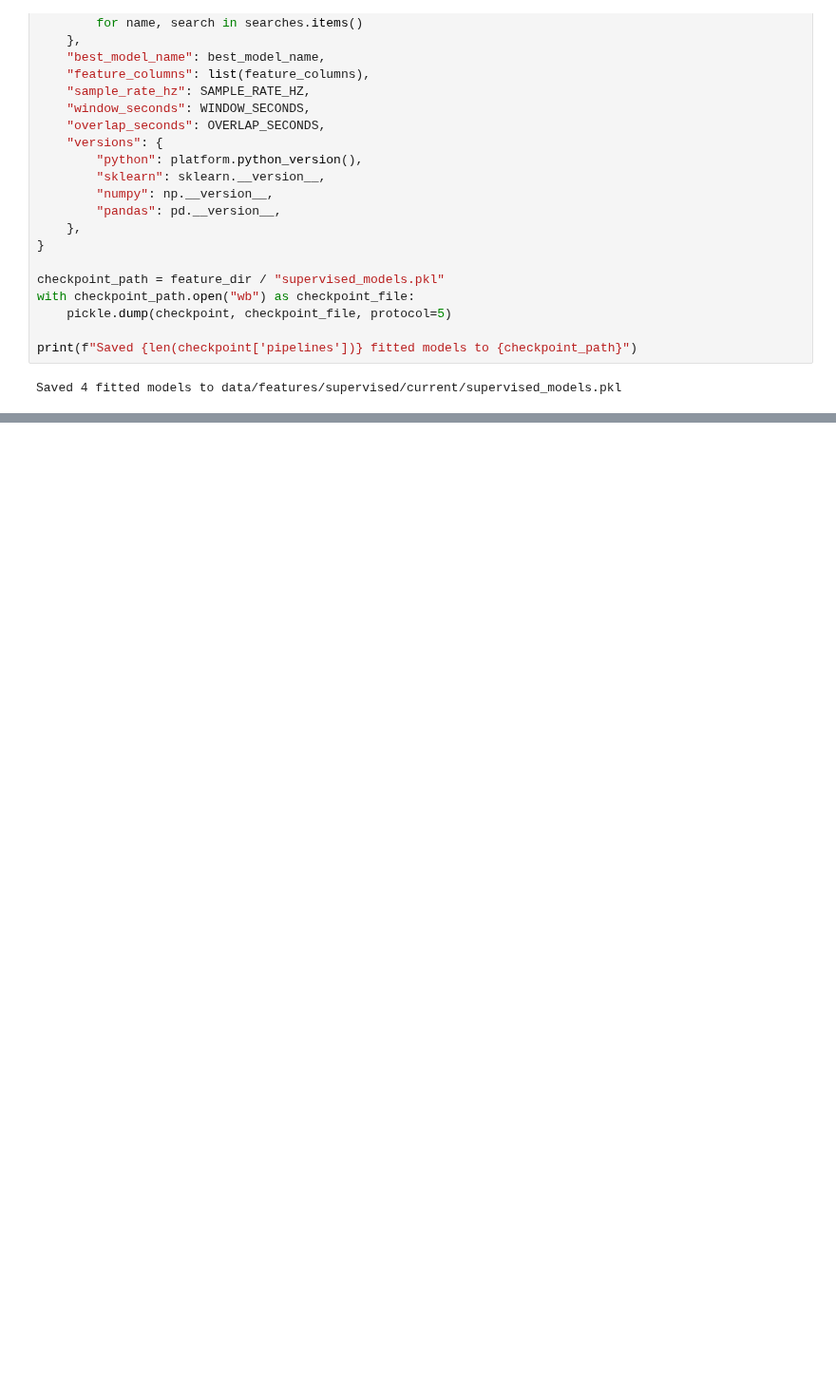
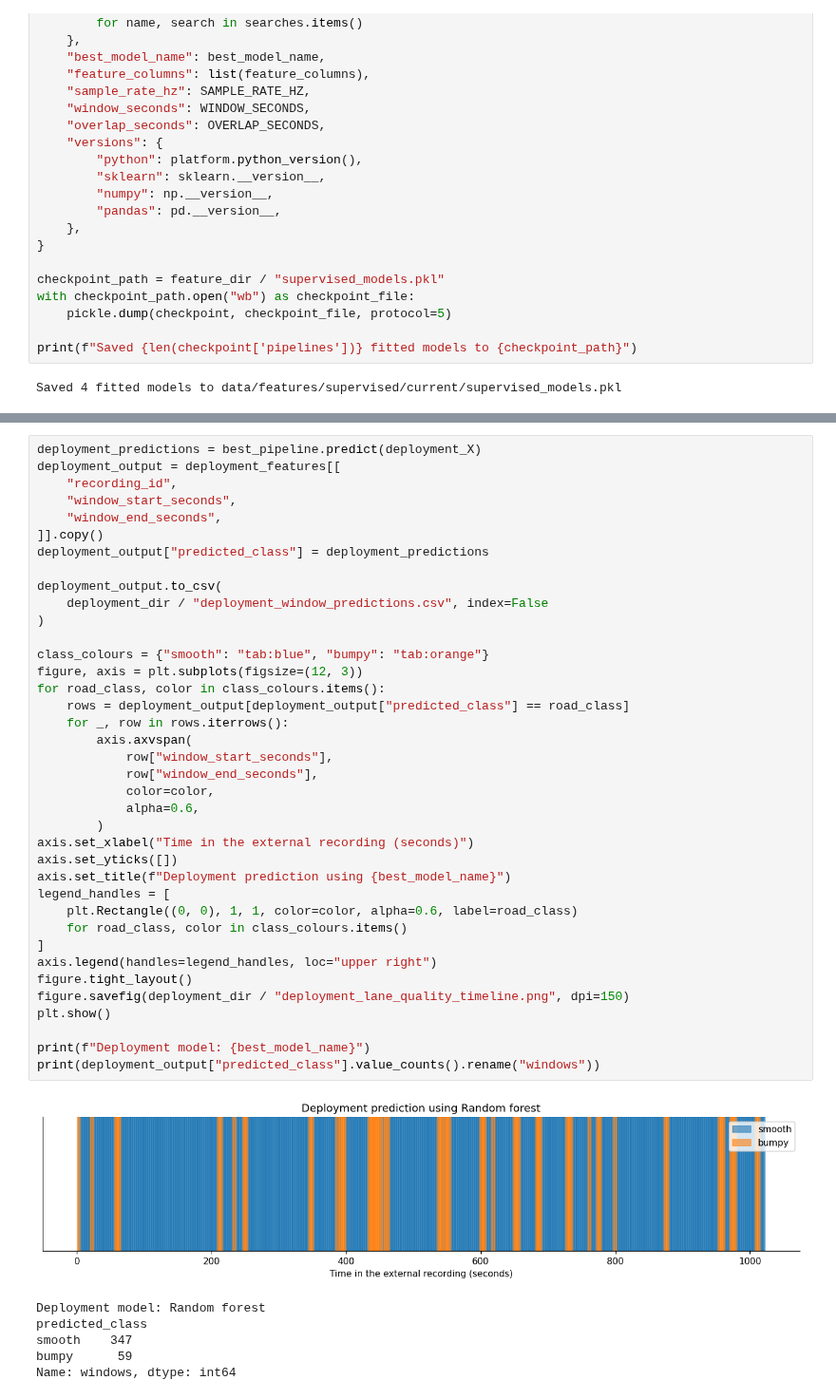
Before and after one commit to LarsHeijnennn/DataAnalysis-LearningMethods, a Jupyter notebook: project_pipeline.ipynb, the cells around one changed output, grey strips where cells are left out. Shown at 95% size. Saved outputs shown, nothing was run; the diff lists cells and outputs as text; blank space fills up the shorter version.

```diff
--- a/project_pipeline.ipynb
+++ b/project_pipeline.ipynb
@@ -1785,0 +2014,45 @@ Saved 4 fitted models to data/features/supervised/current/supervised_models.pkl
+# %%
+deployment_predictions = best_pipeline.predict(deployment_X)
+deployment_output = deployment_features[[
+    "recording_id",
+    "window_start_seconds",
+    "window_end_seconds",
+]].copy()
+deployment_output["predicted_class"] = deployment_predictions
+
+deployment_output.to_csv(
+    deployment_dir / "deployment_window_predictions.csv", index=False
+)
+
+class_colours = {"smooth": "tab:blue", "bumpy": "tab:orange"}
+figure, axis = plt.subplots(figsize=(12, 3))
+for road_class, color in class_colours.items():
+    rows = deployment_output[deployment_output["predicted_class"] == road_class]
+    for _, row in rows.iterrows():
+        axis.axvspan(
+            row["window_start_seconds"],
+            row["window_end_seconds"],
+            color=color,
+            alpha=0.6,
+        )
+axis.set_xlabel("Time in the external recording (seconds)")
+axis.set_yticks([])
+axis.set_title(f"Deployment prediction using {best_model_name}")
+legend_handles = [
+    plt.Rectangle((0, 0), 1, 1, color=color, alpha=0.6, label=road_class)
+    for road_class, color in class_colours.items()
+]
+axis.legend(handles=legend_handles, loc="upper right")
+figure.tight_layout()
+figure.savefig(deployment_dir / "deployment_lane_quality_timeline.png", dpi=150)
+plt.show()
+
+print(f"Deployment model: {best_model_name}")
+print(deployment_output["predicted_class"].value_counts().rename("windows"))
+# %% [output]
+[figure, added]
+Deployment model: Random forest
+predicted_class
+smooth    347
+bumpy      59
+Name: windows, dtype: int64
```
Also changed, not shown: parts of 24 cells of this notebook, 17 other files.
